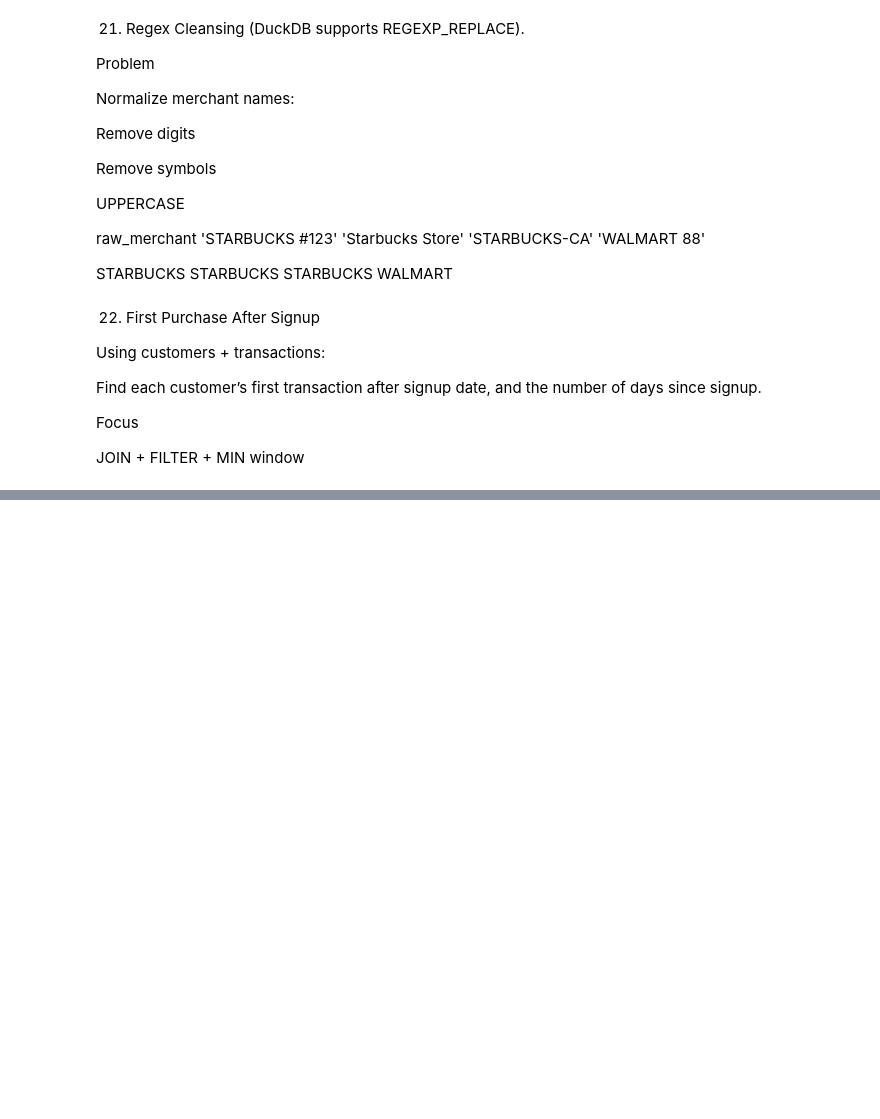
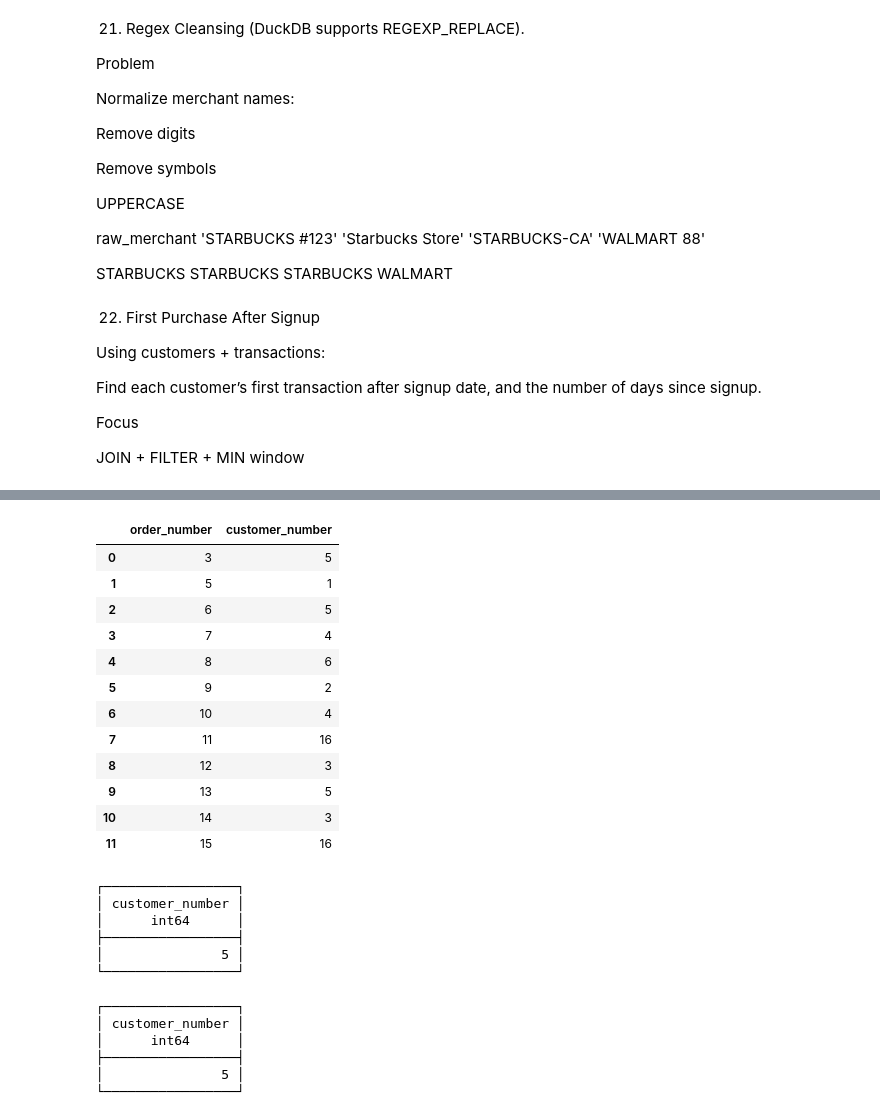
Before and after one commit to isaac-altair/SQL, a Jupyter notebook: Various_SQL_Exercises.ipynb, the cells around one changed output, grey strips where cells are left out. Cells and saved outputs as stored; diff of their text form; code cells hidden in the pictures; blank space fills up the shorter version.

```diff
--- a/Various_SQL_Exercises.ipynb
+++ b/Various_SQL_Exercises.ipynb
@@ -1260,0 +1674,45 @@ JOIN + FILTER + MIN window
+# %%
+# Create Orders dataframe
+Orders = pd.DataFrame({
+    "order_number": [3, 5, 6, 7, 8, 9, 10, 11, 12, 13, 14, 15],
+    "customer_number": [5, 1, 5, 4, 6, 2, 4, 16, 3, 5, 3, 16]
+})
+
+Orders
+# %% [output]
+|  | order_number | customer_number |
+| 0 | 3 | 5 |
+| 1 | 5 | 1 |
+| 2 | 6 | 5 |
+| 3 | 7 | 4 |
+| 4 | 8 | 6 |
+| 5 | 9 | 2 |
+| 6 | 10 | 4 |
+| 7 | 11 | 16 |
+| 8 | 12 | 3 |
+| 9 | 13 | 5 |
+| 10 | 14 | 3 |
+| 11 | 15 | 16 |
+# %%
+duckdb.query("""
+with sub_query as (select *, count(customer_number) over(partition by customer_number) as number_of_orders from Orders)
+select distinct customer_number from sub_query where number_of_orders = (select max(number_of_orders) from sub_query)
+""")
+# %% [output]
+┌─────────────────┐
+│ customer_number │
+│      int64      │
+├─────────────────┤
+│               5 │
+└─────────────────┘
+# %%
+duckdb.query("""
+select customer_number from Orders group by customer_number order by count(*) desc limit 1
+""")
+# %% [output]
+┌─────────────────┐
+│ customer_number │
+│      int64      │
+├─────────────────┤
+│               5 │
+└─────────────────┘
```
Also changed, not shown: parts of 54 cells of this notebook.
